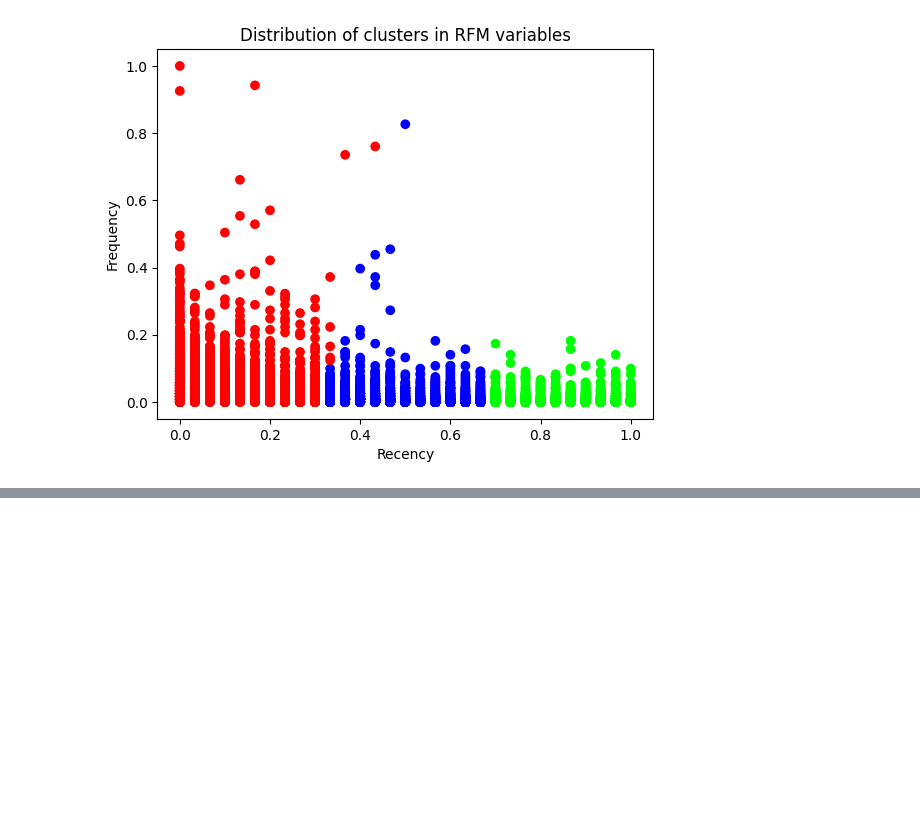
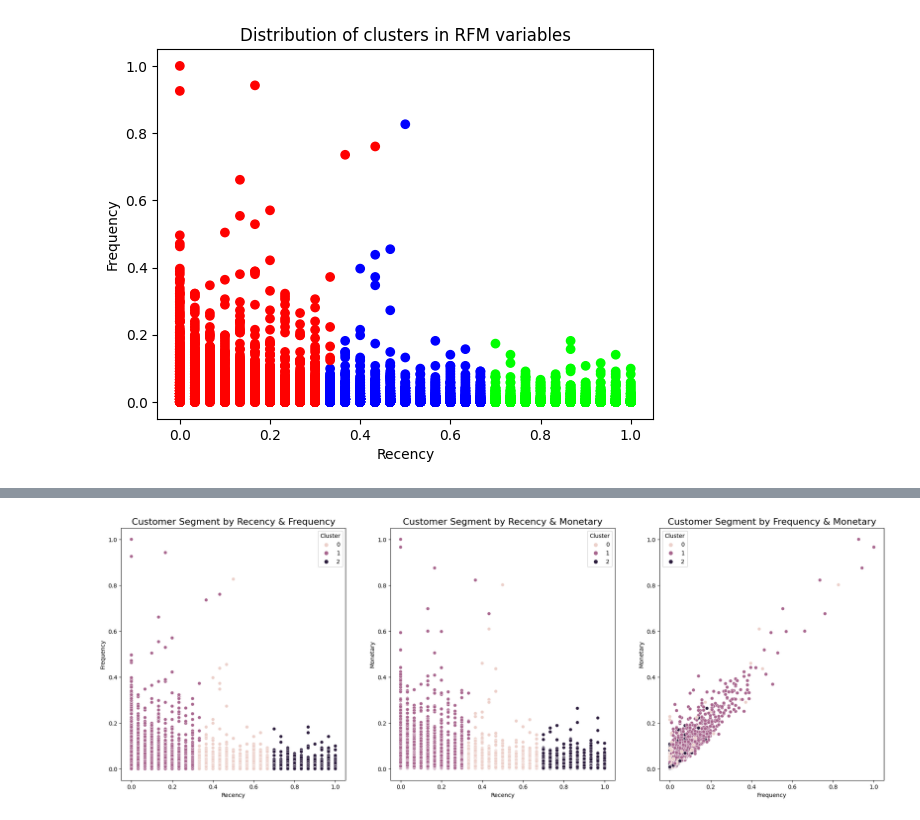
Before and after one commit to SalimHidayatullah/Customer-Segmentation-Using-K-Means-Clustering-and-RFM-Models, a Jupyter notebook: main.ipynb, the cells around one changed output, grey strips where cells are left out. Drawn from its saved outputs; the diff is of its cells as text; code cells hidden in the pictures; blank space fills up the shorter version.

```diff
--- a/main.ipynb
+++ b/main.ipynb
@@ -708,3 +708,15 @@ plt.title('Distribution of clusters in RFM variables')
 plt.show()
 # %% [output]
 [figure]
+# %%
+# Define the profiles for each cluster
+def assign_profile(cluster):
+    if cluster == 0:
+        return 'loyal customer'
+    elif cluster == 1:
+        return 'big spender'
+    else:
+        return 'lost customer'
+
+df_scaled['profile'] = df_scaled['Cluster'].apply(assign_profile)
+df_scaled
@@ -710,0 +737,38 @@ plt.show()
+# %%
+#Visualisasi hasil Clustering menggunakan Metode Elbow
+
+plt.figure(figsize=(24,8))
+
+plt.subplot(131)
+sns.scatterplot(
+    x = df_scaled['recency'],
+    y = df_scaled['frequency'],
+    hue= df_scaled['Cluster']
+)
+plt.title('Customer Segment by Recency & Frequency',fontsize=16)
+plt.xlabel('Recency')
+plt.ylabel ('Frequency')
+
+plt.subplot(132)
+sns.scatterplot(
+    x = df_scaled['recency'],
+    y = df_scaled['monetary'],
+    hue= df_scaled['Cluster']
+)
+plt.title('Customer Segment by Recency & Monetary',fontsize=16)
+plt.xlabel('Recency')
+plt.ylabel ('Monetary')
+
+plt.subplot(133)
+sns.scatterplot(
+    x = df_scaled['frequency'],
+    y = df_scaled['monetary'],
+    hue= df_scaled['Cluster']
+)
+plt.title('Customer Segment by Frequency & Monetary',fontsize=16)
+plt.xlabel('Frequency')
+plt.ylabel ('Monetary')
+
+plt.show()
+# %% [output]
+[figure, added]
```
Also changed, not shown: parts of 1 cell of this notebook.
